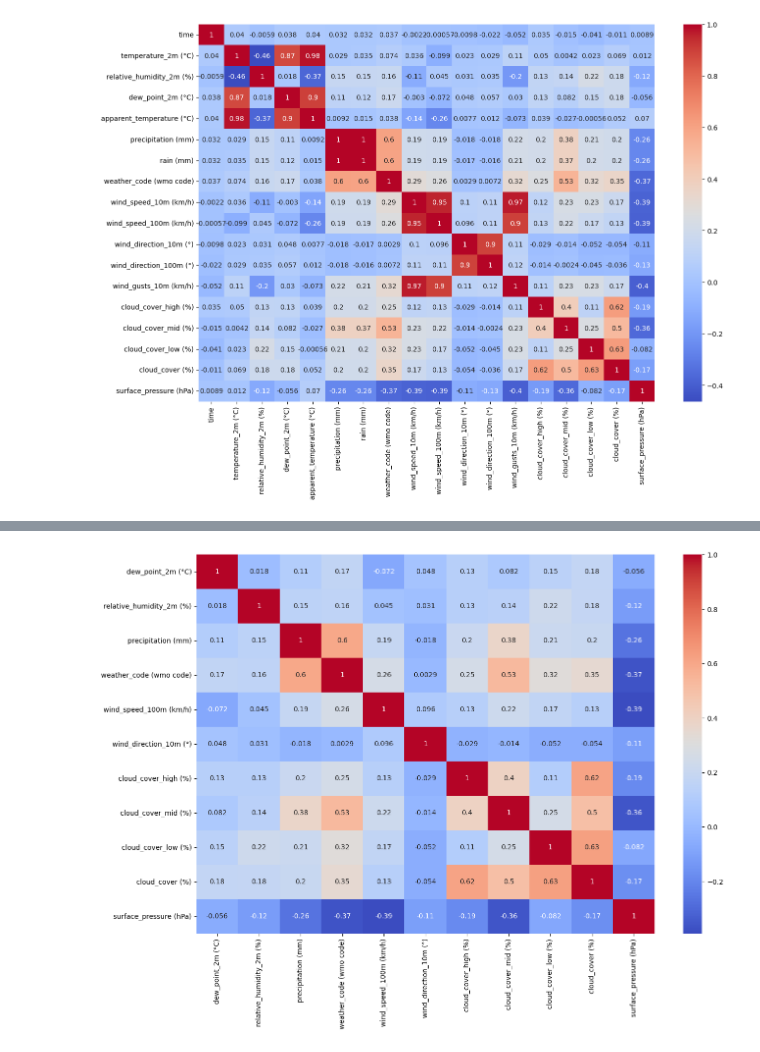
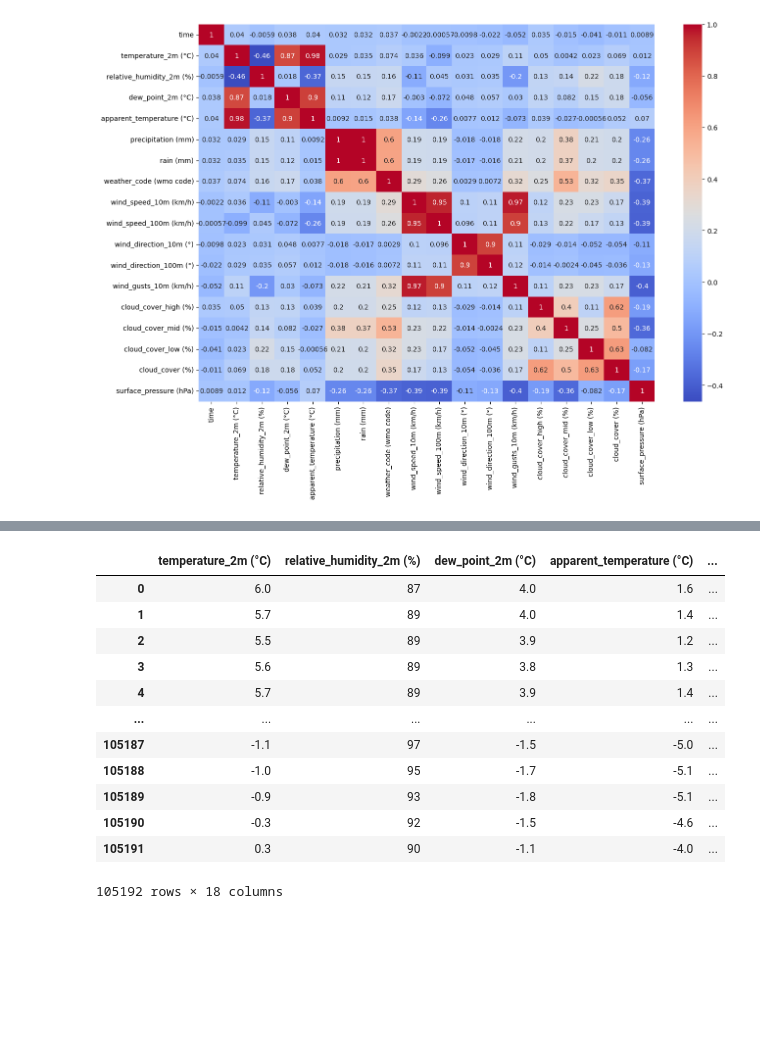
Before and after one commit to lucchinaluca/LLM-tool-calling-VIA-MCP-using-PM2.5-forecasting-model-as-tool, a Jupyter notebook: 1.weather_data.ipynb, the cells around one changed output, grey strips where cells are left out. Drawn from its saved outputs; the diff is of its cells as text; code cells hidden in the pictures; blank space fills up the shorter version.

```diff
--- a/1.weather_data.ipynb
+++ b/1.weather_data.ipynb
@@ -77,12 +17,20 @@ Z = plot_correlation_hierarchy(df)
-# %%
-fig, ax = plt.subplots(figsize=(15, 10))  # Set the figure size
-sns.heatmap(df[selected_features].corr(), annot=True, cmap="coolwarm", ax=ax)
-plt.show()
-# %% [output]
-[figure, removed]
 # %%
-df_selected = df[selected_features]
-df_selected["timestamp"] = df["time"]
+df["timestamp"] = df["time"]
+df.drop(columns=["time"])
+# %% [output]
+|  | temperature_2m (°C) | relative_humidity_2m (%) | dew_point_2m (°C) | apparent_temperature (°C) | ... |
+| 0 | 6.0 | 87 | 4.0 | 1.6 | ... |
+| 1 | 5.7 | 89 | 4.0 | 1.4 | ... |
+| 2 | 5.5 | 89 | 3.9 | 1.2 | ... |
+| 3 | 5.6 | 89 | 3.8 | 1.3 | ... |
+| 4 | 5.7 | 89 | 3.9 | 1.4 | ... |
+| ... | ... | ... | ... | ... | ... |
+| 105187 | -1.1 | 97 | -1.5 | -5.0 | ... |
+| 105188 | -1.0 | 95 | -1.7 | -5.1 | ... |
+| 105189 | -0.9 | 93 | -1.8 | -5.1 | ... |
+| 105190 | -0.3 | 92 | -1.5 | -4.6 | ... |
+| 105191 | 0.3 | 90 | -1.1 | -4.0 | ... |
+105192 rows × 18 columns
 # %%
 import pickle
 with open("weather_global_2014_2025.pkl", "wb") as f:
```
Also changed, not shown: parts of 3 cells of this notebook, 12 other files.
